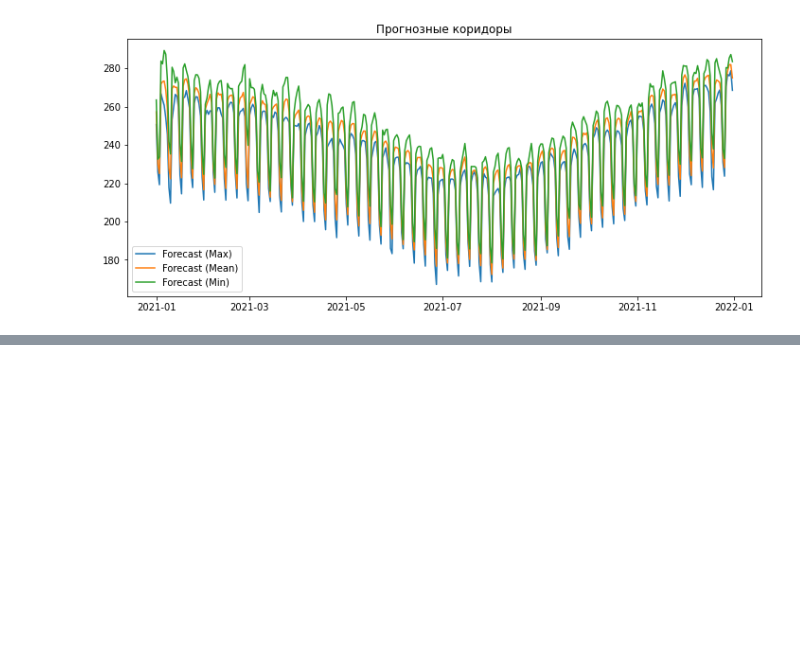
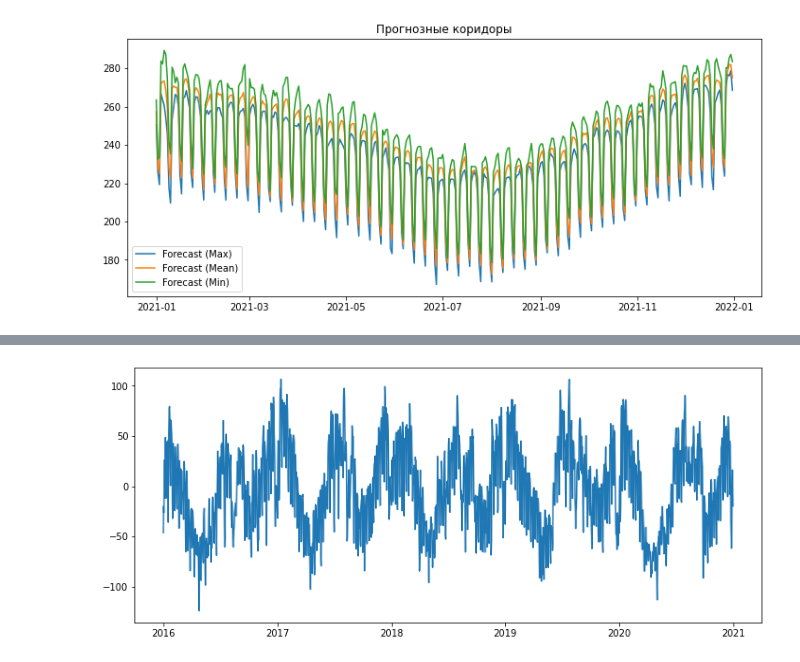
Before and after one commit to endygamedev/university, a Jupyter notebook: 3-course-6-semester/forecasting-methods/4. Exogenous factors/4.1 Task.ipynb, the cells around one changed output, grey strips where cells are left out. Cells and saved outputs as stored; diff of their text form; code cells hidden in the pictures; blank space fills up the shorter version.

```diff
--- a/3-course-6-semester/forecasting-methods/4. Exogenous factors/4.1 Task.ipynb
+++ b/3-course-6-semester/forecasting-methods/4. Exogenous factors/4.1 Task.ipynb
@@ -98,0 +120,7 @@ plt.show()
+# %%
+resid = y - model.fittedvalues
+# %%
+plt.plot(resid)
+plt.show()
+# %% [output]
+[figure, added]
```
Also changed, not shown: parts of 16 cells of this notebook, 3 other files.
